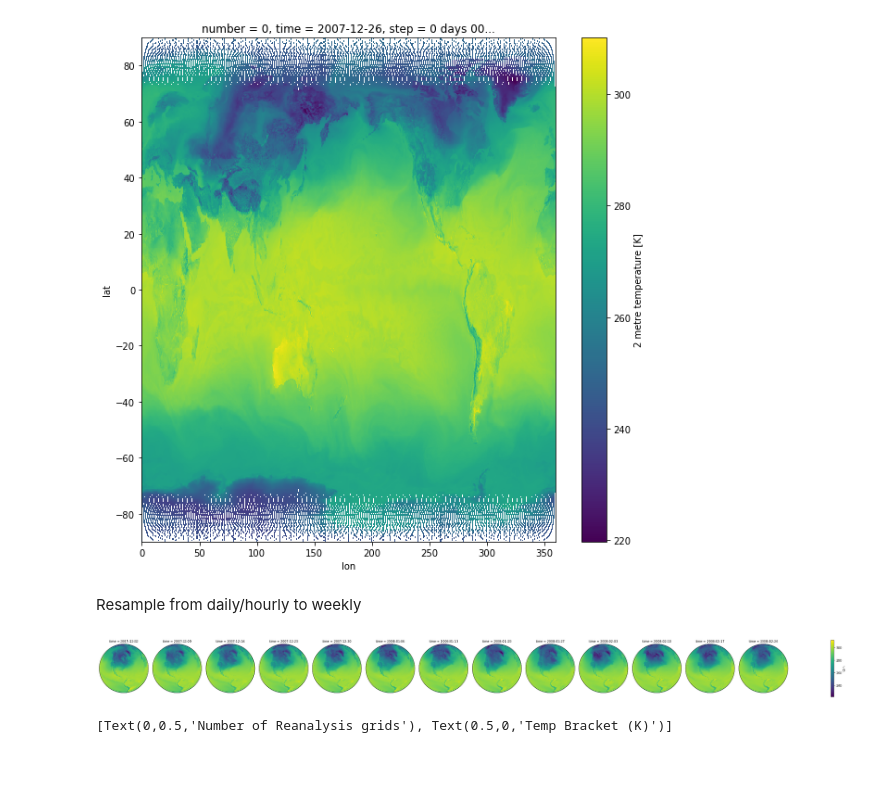
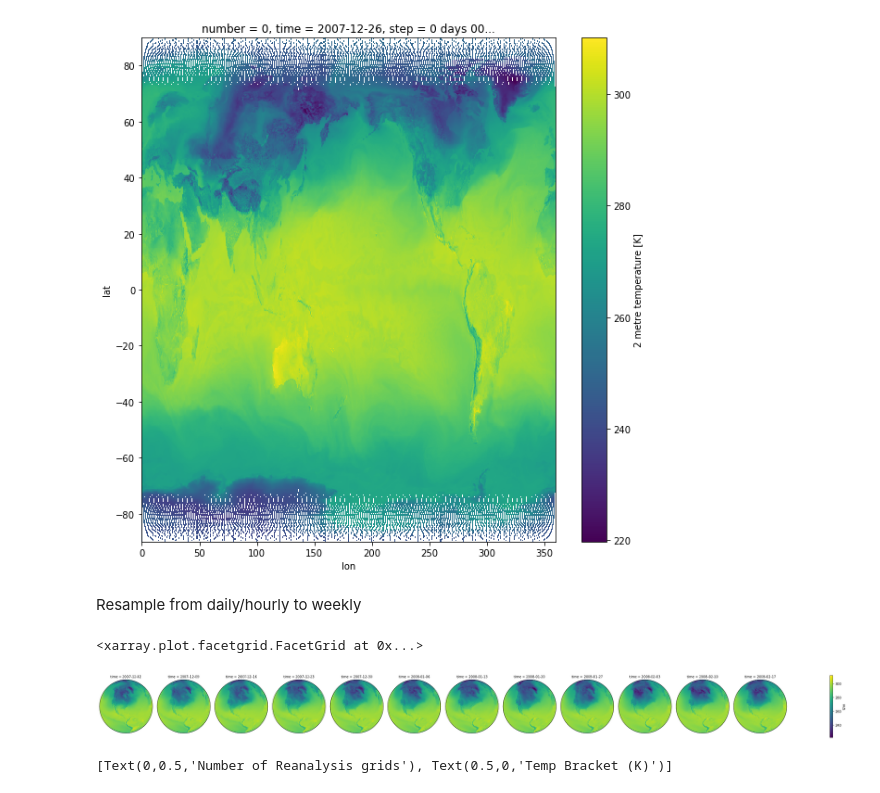
Before and after one commit to geosciences-data-practicum/reanalysis_getter, a Jupyter notebook: analysis/winter_test.ipynb, the cells around one changed output. Drawn from its saved outputs; the diff is of its cells as text; code cells hidden in the pictures; blank space fills up the shorter version.

```diff
--- a/analysis/winter_test.ipynb
+++ b/analysis/winter_test.ipynb
@@ -81,10 +81,12 @@ Resample from daily/hourly to weekly
 # %%
 air_week = air.resample(time='1W').reduce(np.mean)
 # %%
-p = air_week.isel(time=range(0,len(air_week.time.data)-1)).plot(transform=ccrs.PlateCarree(), col='time',
-                               subplot_kws={'projection': ccrs.Orthographic(-80, 35)})
+air_week.isel(time=range(0,len(air_week.time.data)-2)).plot(transform=ccrs.PlateCarree(),
+                                                            col='time',
+                                                            subplot_kws={'projection': ccrs.Orthographic(-80, 35)})
 # %% [output]
+<xarray.plot.facetgrid.FacetGrid at 0x...>
-[figure, old version]
+[figure, new version]
 # %%
 air_week_df = air_week.to_dataframe()
 # %%
```
Also changed, not shown: parts of 5 cells of this notebook.
